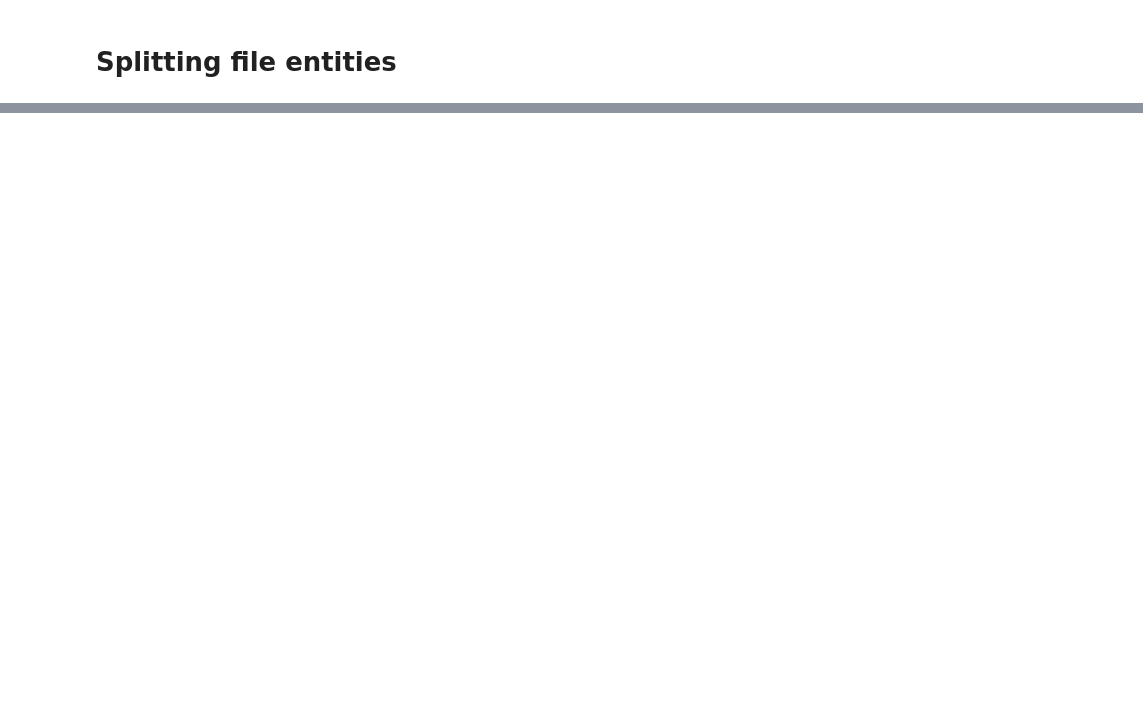
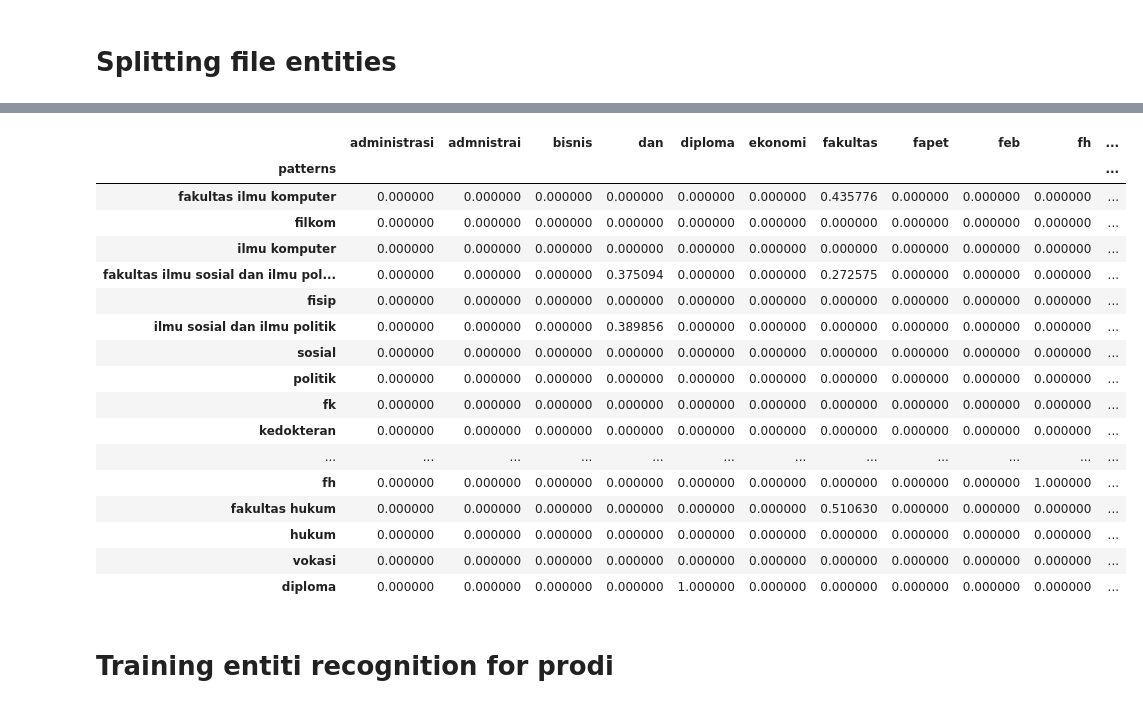
Before and after one commit to AndiAlifs/sistem_cerdas_chatbot_selma, a Jupyter notebook: main.ipynb, the cells around one changed output, grey strips where cells are left out. Cells and saved outputs as stored; diff of their text form; code cells hidden in the pictures; blank space fills up the shorter version.

```diff
--- a/main.ipynb
+++ b/main.ipynb
@@ -257,3 +287,29 @@ plt.show()
+# %%
+# display processed vectorizerFakultas
+dfFakultasVector = pd.DataFrame(X_train, columns=get_feature_names(vectorizerFakultas))
+dfFakultasVector.index = dfFakultas['patterns']
+dfFakultasVector.style.background_gradient(cmap='gray_r')
+# %% [output]
+|  | administrasi | admnistrai | bisnis | dan | diploma | ekonomi | fakultas | fapet | feb | fh | ... |
+| patterns |  |  |  |  |  |  |  |  |  |  | ... |
+| fakultas ilmu komputer | 0.000000 | 0.000000 | 0.000000 | 0.000000 | 0.000000 | 0.000000 | 0.435776 | 0.000000 | 0.000000 | 0.000000 | ... |
+| filkom | 0.000000 | 0.000000 | 0.000000 | 0.000000 | 0.000000 | 0.000000 | 0.000000 | 0.000000 | 0.000000 | 0.000000 | ... |
+| ilmu komputer | 0.000000 | 0.000000 | 0.000000 | 0.000000 | 0.000000 | 0.000000 | 0.000000 | 0.000000 | 0.000000 | 0.000000 | ... |
+| fakultas ilmu sosial dan ilmu pol... | 0.000000 | 0.000000 | 0.000000 | 0.375094 | 0.000000 | 0.000000 | 0.272575 | 0.000000 | 0.000000 | 0.000000 | ... |
+| fisip | 0.000000 | 0.000000 | 0.000000 | 0.000000 | 0.000000 | 0.000000 | 0.000000 | 0.000000 | 0.000000 | 0.000000 | ... |
+| ilmu sosial dan ilmu politik | 0.000000 | 0.000000 | 0.000000 | 0.389856 | 0.000000 | 0.000000 | 0.000000 | 0.000000 | 0.000000 | 0.000000 | ... |
+| sosial | 0.000000 | 0.000000 | 0.000000 | 0.000000 | 0.000000 | 0.000000 | 0.000000 | 0.000000 | 0.000000 | 0.000000 | ... |
+| politik | 0.000000 | 0.000000 | 0.000000 | 0.000000 | 0.000000 | 0.000000 | 0.000000 | 0.000000 | 0.000000 | 0.000000 | ... |
+| fk | 0.000000 | 0.000000 | 0.000000 | 0.000000 | 0.000000 | 0.000000 | 0.000000 | 0.000000 | 0.000000 | 0.000000 | ... |
+| kedokteran | 0.000000 | 0.000000 | 0.000000 | 0.000000 | 0.000000 | 0.000000 | 0.000000 | 0.000000 | 0.000000 | 0.000000 | ... |
+| ... | ... | ... | ... | ... | ... | ... | ... | ... | ... | ... | ... |
+| fh | 0.000000 | 0.000000 | 0.000000 | 0.000000 | 0.000000 | 0.000000 | 0.000000 | 0.000000 | 0.000000 | 1.000000 | ... |
+| fakultas hukum | 0.000000 | 0.000000 | 0.000000 | 0.000000 | 0.000000 | 0.000000 | 0.510630 | 0.000000 | 0.000000 | 0.000000 | ... |
+| hukum | 0.000000 | 0.000000 | 0.000000 | 0.000000 | 0.000000 | 0.000000 | 0.000000 | 0.000000 | 0.000000 | 0.000000 | ... |
+| vokasi | 0.000000 | 0.000000 | 0.000000 | 0.000000 | 0.000000 | 0.000000 | 0.000000 | 0.000000 | 0.000000 | 0.000000 | ... |
+| diploma | 0.000000 | 0.000000 | 0.000000 | 0.000000 | 1.000000 | 0.000000 | 0.000000 | 0.000000 | 0.000000 | 0.000000 | ... |
+# %% [markdown]
+# Training entiti recognition for prodi
 # %%
 #training for prodi
 vectorizerProdi = TfidfVectorizer()
```
Also changed, not shown: parts of 18 cells of this notebook.
